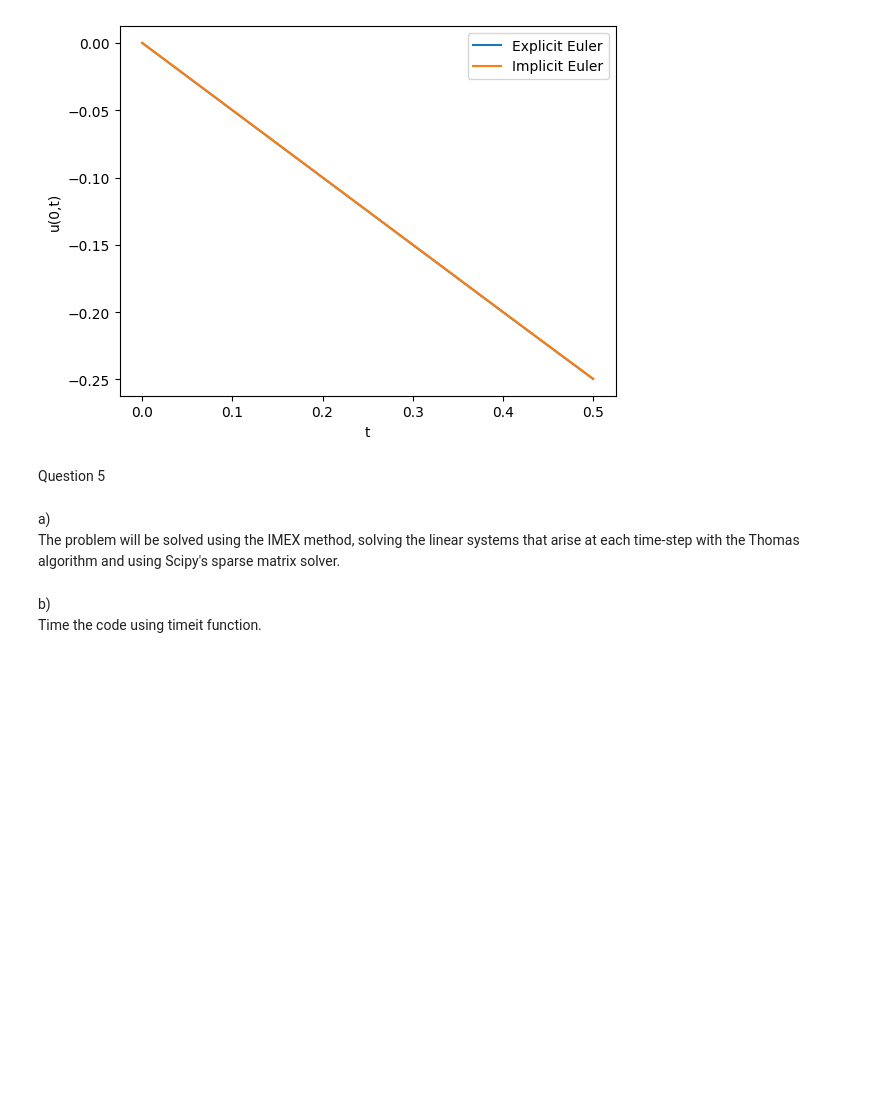
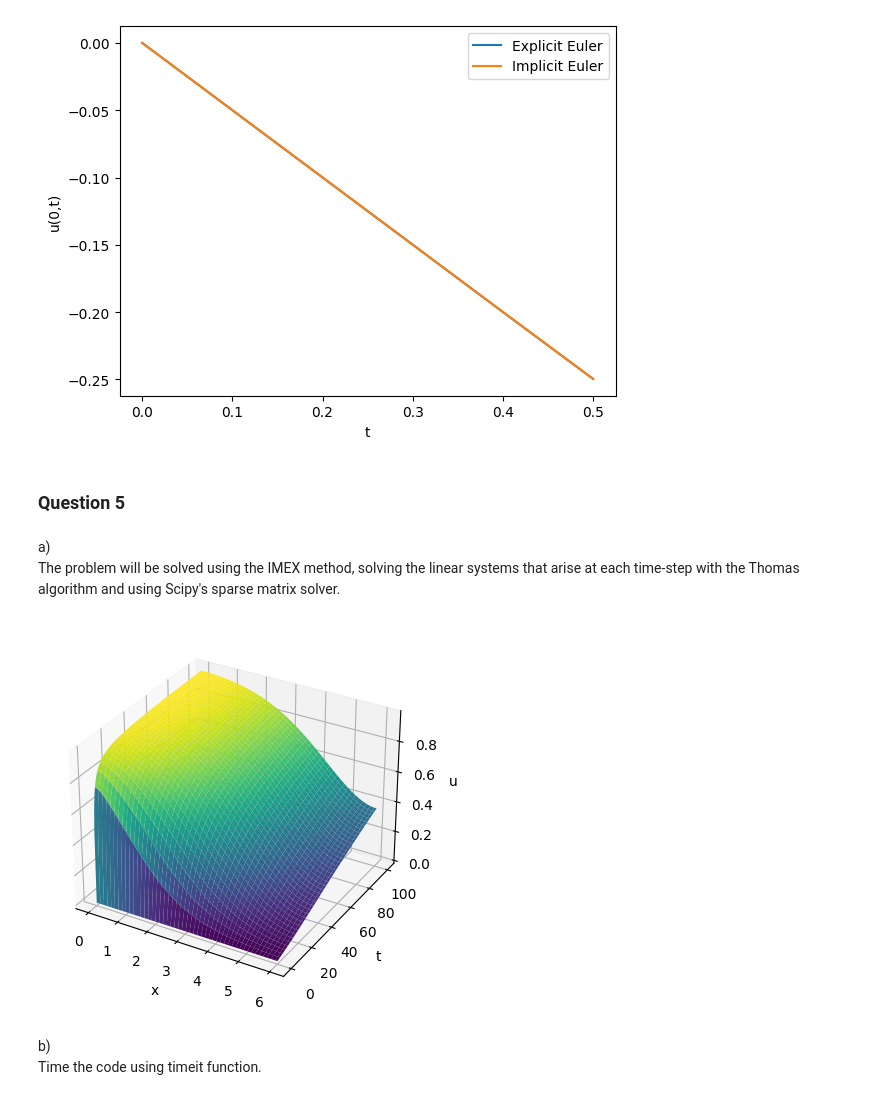
Before and after one commit to barnander/Numerical-Tools-for-Dynamical-Systems, a Jupyter notebook: Coursework.ipynb, the cells around one changed output. Saved outputs shown, nothing was run; the diff lists cells and outputs as text; code cells hidden in the pictures; blank space fills up the shorter version.

```diff
--- a/Coursework.ipynb
+++ b/Coursework.ipynb
@@ -357,7 +365,7 @@ The value of u(0,T) for the explicit Euler method, rounded to 5 significant figu
 The value of u(0,T) for the implicit Euler method, rounded to 5 significant figures, is -0.2496.
 [figure]
 # %% [markdown]
-Question 5
+### Question 5 ###
 # %%
 #Define the parameters of the problem
 D = 0.01
@@ -380,12 +388,17 @@ The problem will be solved using the IMEX method, solving the linear systems tha
 # %%
 N = 1000
 dt = 0.5
 
 solver_implicit = "thomas"
 u_thom,x_thom,t_thom = solvers.meth_lines(bc_left, bc_right, f,0,T, q , p, N, D = D,implicit_solver = solver_implicit, dt = dt)
 
 solver_implicit = "sparse"
 u_sparse,x_sparse,t_sparse = solvers.meth_lines(bc_left, bc_right, f,0,T, q , p, N, D = D,implicit_solver = solver_implicit, dt = dt)
+
+#plot solution
+solvers.plot_3D_sol(u_thom,x_thom,t_thom)
+# %% [output]
+[figure, added]
 # %% [markdown]
 b)
 Time the code using timeit function.
```
Also changed, not shown: parts of 11 cells of this notebook, 1 other file.
